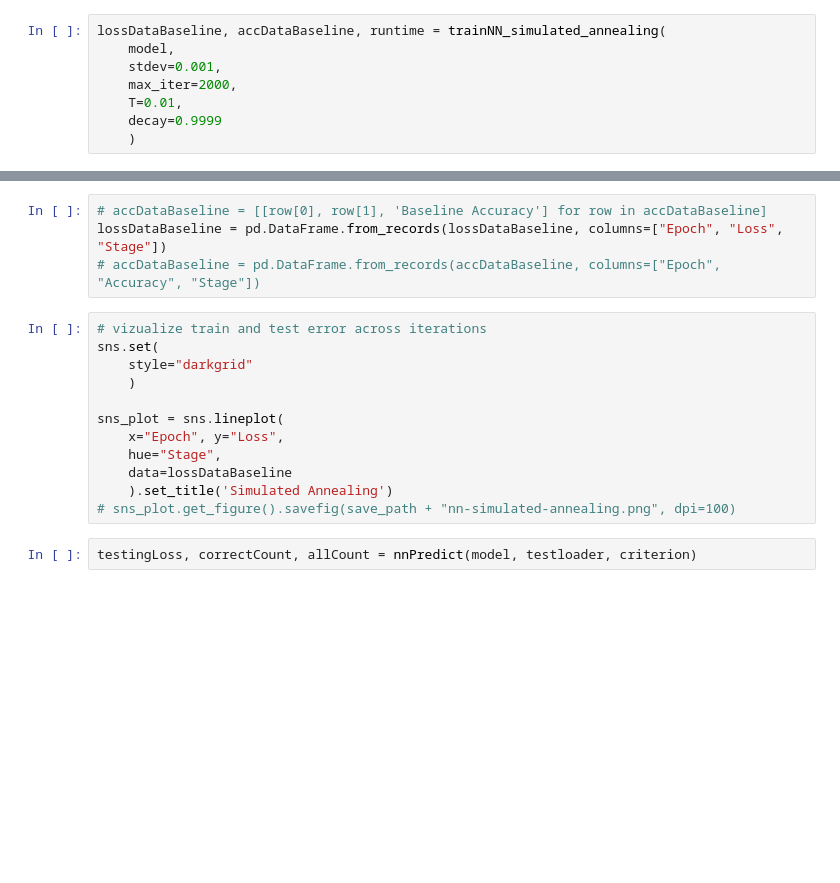
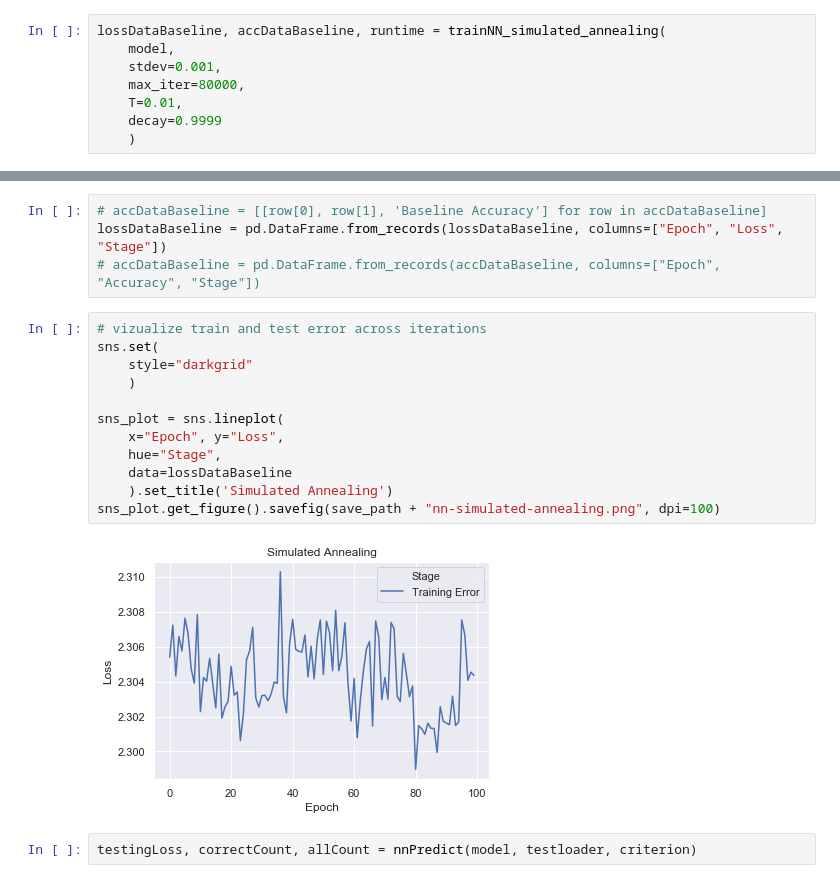
Before and after one commit to mkecera/cs7641-randomized-optimization, a Jupyter notebook: assignment2.ipynb, the cells around one changed output, grey strips where cells are left out. Cells and saved outputs as stored; diff of their text form; blank space fills up the shorter version.

```diff
--- a/assignment2.ipynb
+++ b/assignment2.ipynb
@@ -887,7 +878,7 @@ def trainNN_simulated_annealing(model, stdev, max_iter, T, decay):
 lossDataBaseline, accDataBaseline, runtime = trainNN_simulated_annealing(
     model,
     stdev=0.001,
-    max_iter=2000,
+    max_iter=80000,
     T=0.01,
     decay=0.9999
     )
@@ -898,15 +907,17 @@ lossDataBaseline = pd.DataFrame.from_records(lossDataBaseline, columns=["Epoch",
 # %%
 # vizualize train and test error across iterations
 sns.set(
     style="darkgrid"
     )
 
 sns_plot = sns.lineplot(
     x="Epoch", y="Loss",
     hue="Stage",
     data=lossDataBaseline
     ).set_title('Simulated Annealing')
-# sns_plot.get_figure().savefig(save_path + "nn-simulated-annealing.png", dpi=100)
+sns_plot.get_figure().savefig(save_path + "nn-simulated-annealing.png", dpi=100)
+# %% [output]
+[figure, added]
 # %%
 testingLoss, correctCount, allCount = nnPredict(model, testloader, criterion)
 # %%
```
Also changed, not shown: parts of 46 cells of this notebook.
